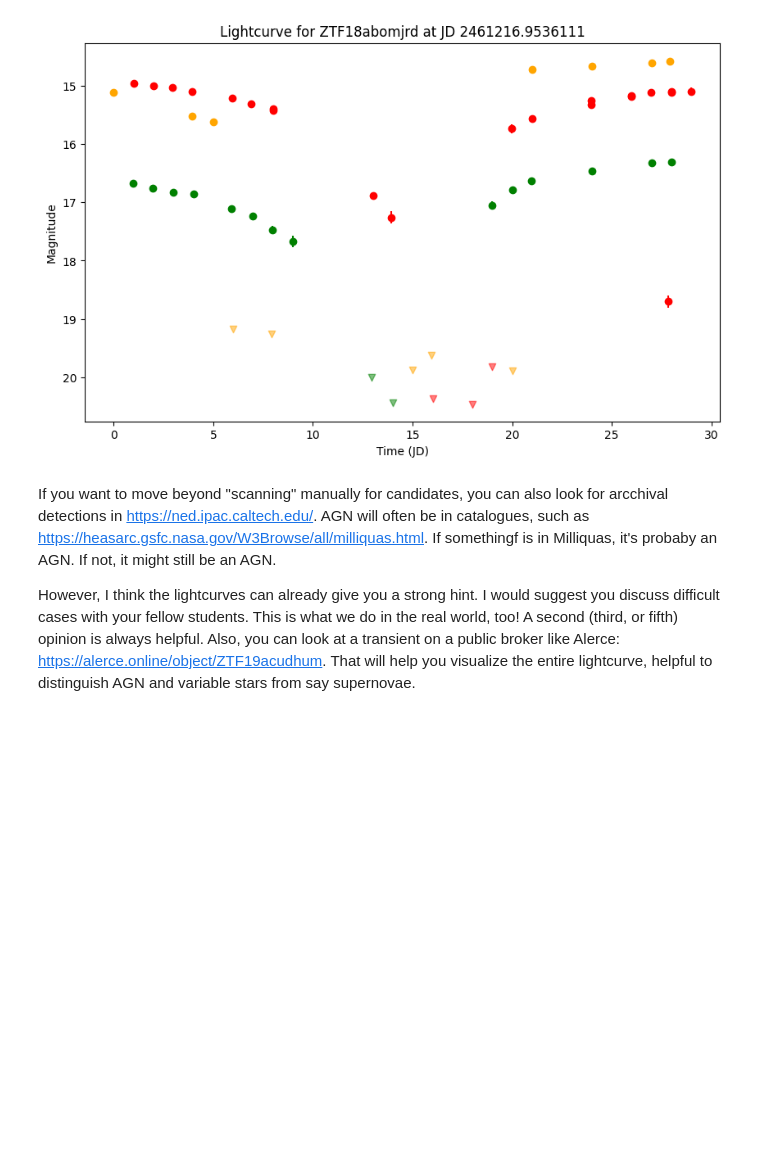
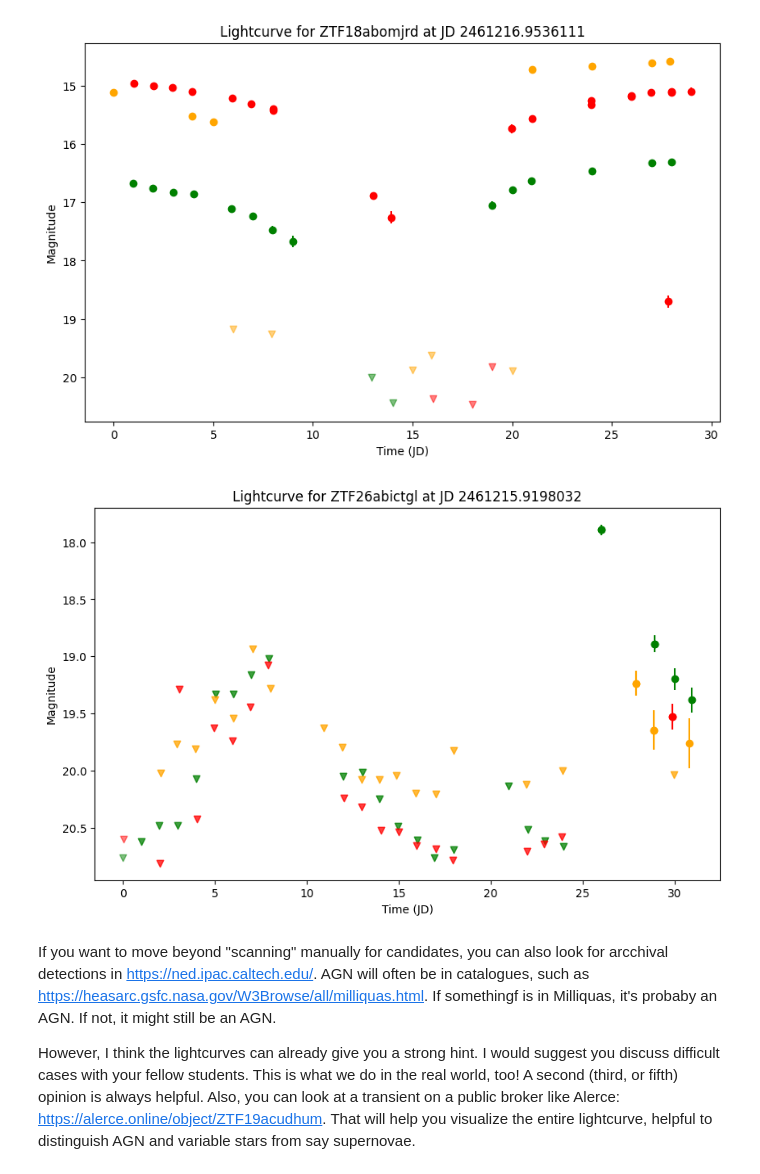
Before and after one commit to ZTF-Summer-School/ztf_summer_school_2026, a Jupyter notebook: day1/ztf_alert_filtering.ipynb, the cells around one changed output. Saved outputs shown, nothing was run; the diff lists cells and outputs as text; code cells hidden in the pictures; blank space fills up the shorter version.

Commit message:
added CV light curve

```diff
--- a/day1/ztf_alert_filtering.ipynb
+++ b/day1/ztf_alert_filtering.ipynb
@@ -355,6 +355,12 @@ lc = get_lightcurve(df_alerts[df_alerts["objectId"] == "ZTF18abomjrd"].iloc[0])
 plot_lightcurve(lc)
 # %% [output]
 [figure]
+# %%
+# This is a likely CV
+lc = get_lightcurve(df_alerts[df_alerts["objectId"] == "ZTF26abictgl"].iloc[0])
+plot_lightcurve(lc)
+# %% [output]
+[figure, added]
 # %% [markdown]
 If you want to move beyond "scanning" manually for candidates, you can also look for arcchival detections in https://ned.ipac.caltech.edu/. AGN will often be in catalogues, such as https://heasarc.gsfc.nasa.gov/W3Browse/all/milliquas.html. If somethingf is in Milliquas, it's probaby an AGN. If not, it might still be an AGN.
 
```
